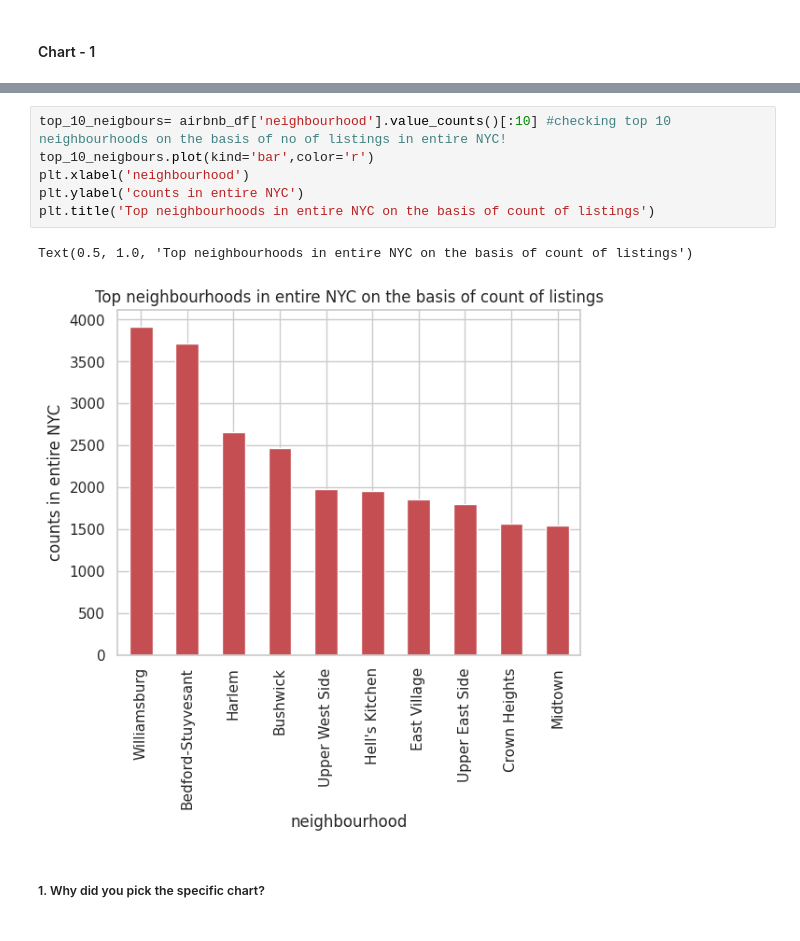
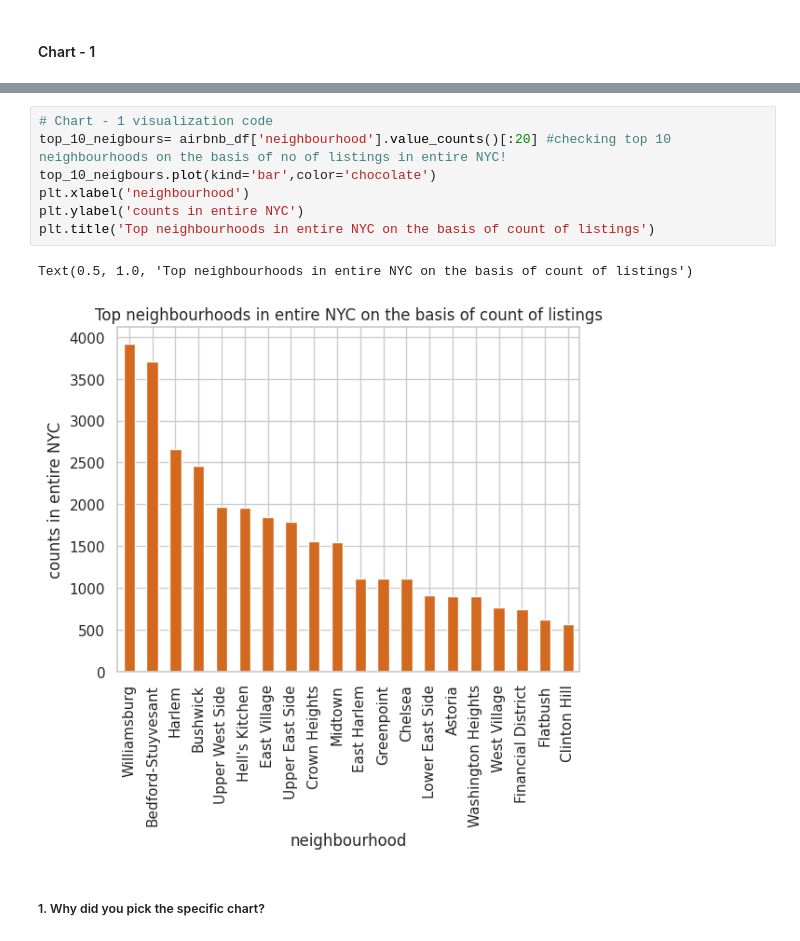
Before and after one commit to 1002Sam/EDA_Airbnb, a Jupyter notebook: Sample_EDA_Submission_Template.ipynb, the cells around one changed output, grey strips where cells are left out. Saved outputs shown, nothing was run; the diff lists cells and outputs as text.

```diff
--- a/Sample_EDA_Submission_Template.ipynb
+++ b/Sample_EDA_Submission_Template.ipynb
@@ -418,12 +406,13 @@ Text(0.5, 1.0, 'neighbourhood')
 # %%
-top_10_neigbours= airbnb_df['neighbourhood'].value_counts()[:10] #checking top 10 neighbourhoods on the basis of no of listings in entire NYC!
-top_10_neigbours.plot(kind='bar',color='r')
+# Chart - 1 visualization code
+top_10_neigbours= airbnb_df['neighbourhood'].value_counts()[:20] #checking top 10 neighbourhoods on the basis of no of listings in entire NYC!
+top_10_neigbours.plot(kind='bar',color='chocolate')
 plt.xlabel('neighbourhood')
 plt.ylabel('counts in entire NYC')
 plt.title('Top neighbourhoods in entire NYC on the basis of count of listings')
 # %% [output]
 Text(0.5, 1.0, 'Top neighbourhoods in entire NYC on the basis of count of listings')
-[figure, old version]
+[figure, new version]
 # %% [markdown]
 ##### 1. Why did you pick the specific chart?
 # %% [markdown]
```
Also changed, not shown: parts of 36 cells of this notebook.
